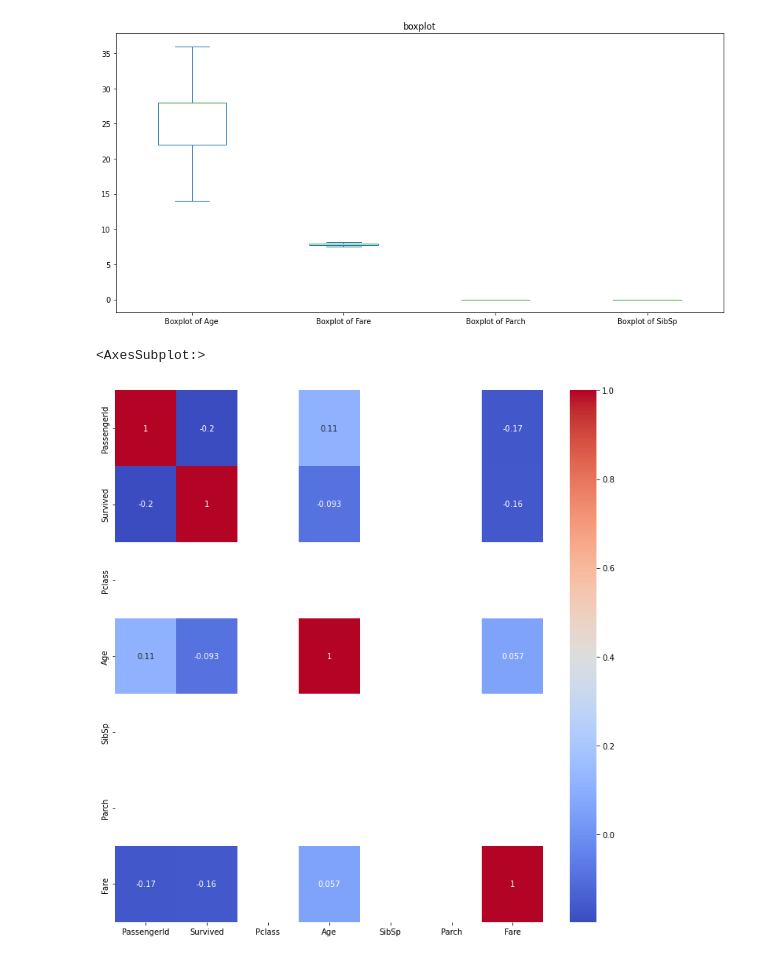
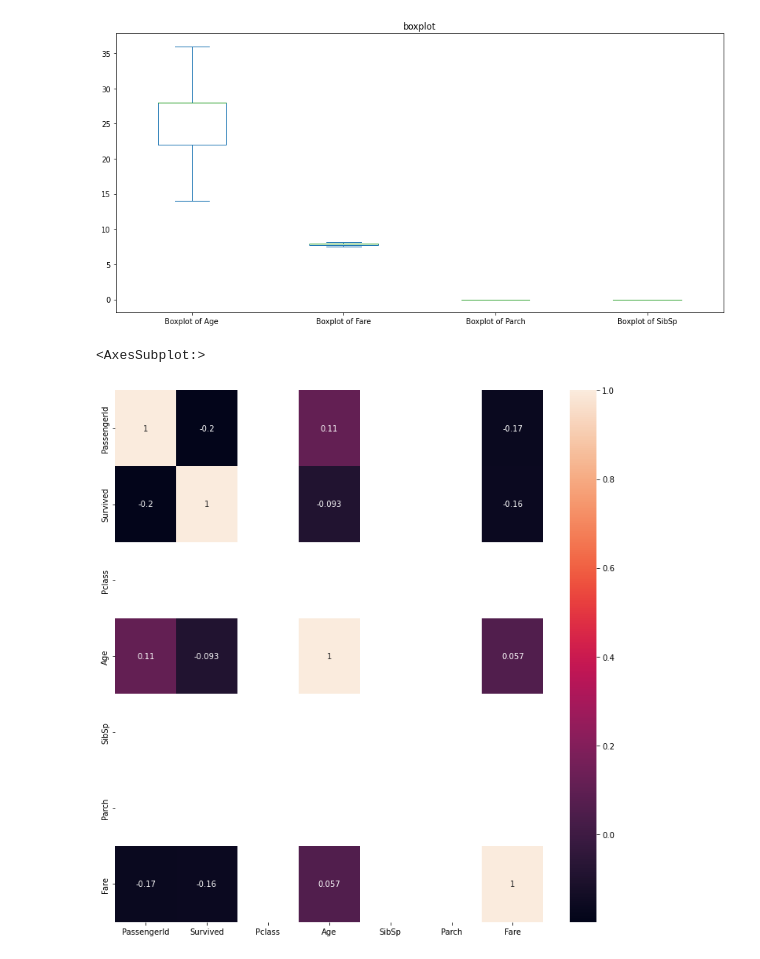
Before and after one commit to arjunksreedhar/assignment, a Jupyter notebook: week 15 lark activity.ipynb, the cells around one changed output. Saved outputs shown, nothing was run; the diff lists cells and outputs as text; code cells hidden in the pictures.

```diff
--- a/week 15 lark activity.ipynb
+++ b/week 15 lark activity.ipynb
@@ -98,8 +98,8 @@ plt.show()
 # %%
 # Checking the correlation
 
 plt.figure(figsize=(10,10))
-sns.heatmap(data.corr(),annot=True,cmap='coolwarm')
+sns.heatmap(data.corr(),annot=True)
 # %% [output]
 <AxesSubplot:>
-[figure, old version]
+[figure, new version]
```
Also changed, not shown: parts of 30 cells of this notebook.
